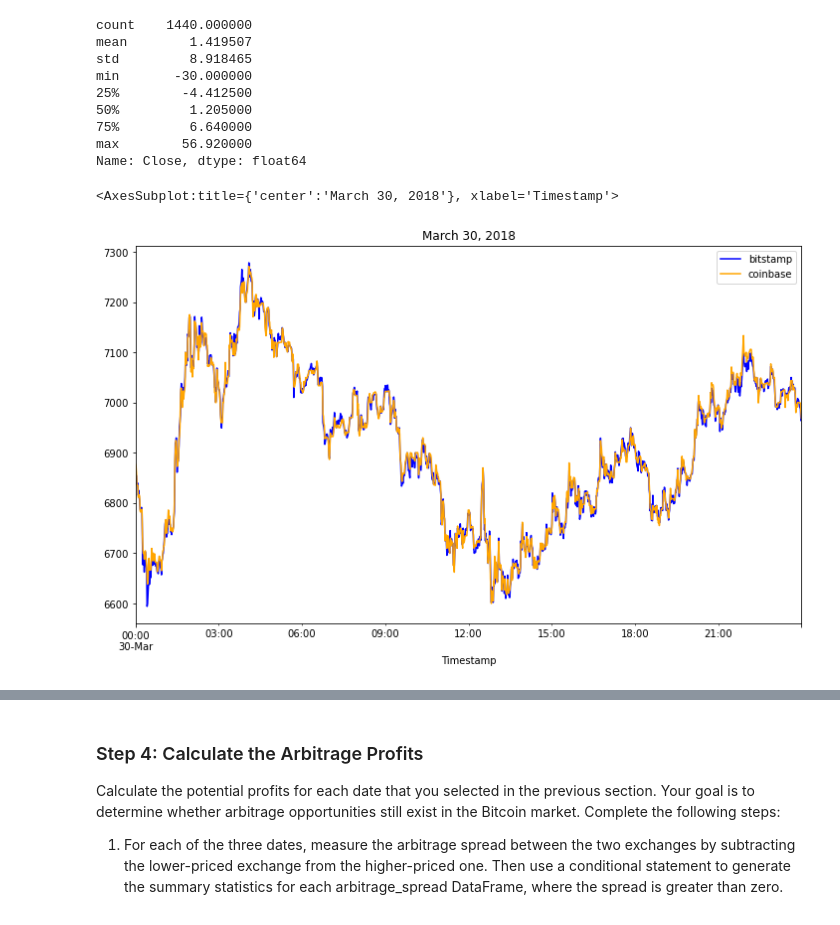
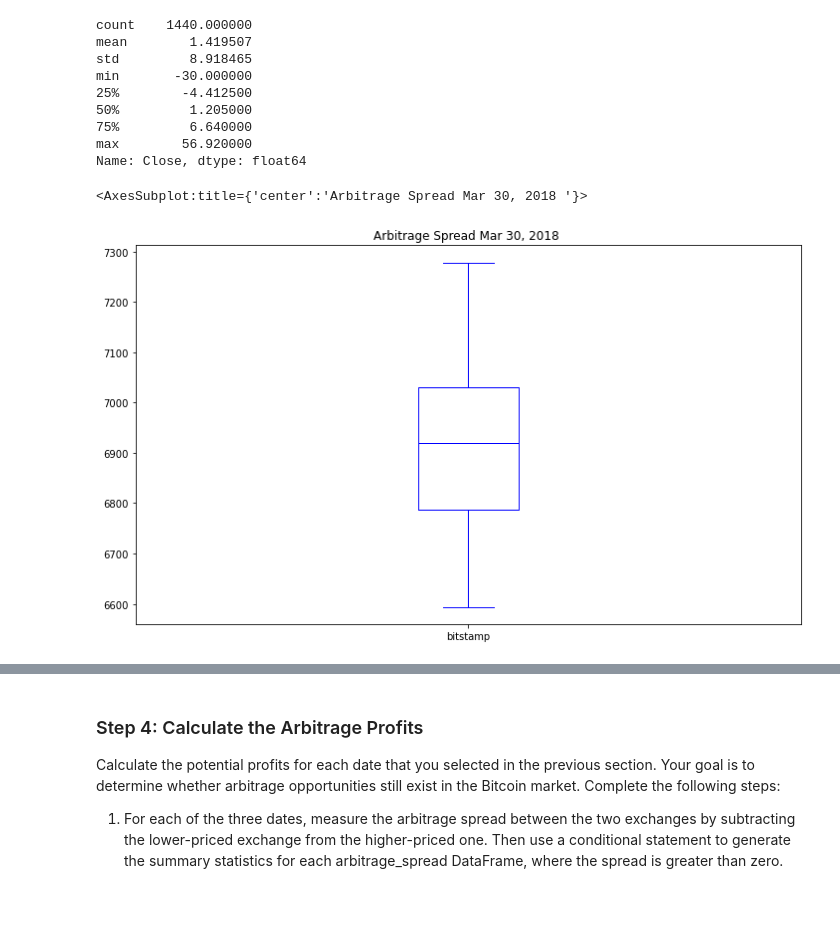
Before and after one commit to EGeorge2021r/Challenge3Repo, a Jupyter notebook: Starter_Code/crypto_arbitrage.ipynb, the cells around one changed output, grey strips where cells are left out. Saved outputs shown, nothing was run; the diff lists cells and outputs as text; code cells hidden in the pictures.

```diff
--- a/Starter_Code/crypto_arbitrage.ipynb
+++ b/Starter_Code/crypto_arbitrage.ipynb
@@ -427,8 +520,8 @@ max        56.920000
 Name: Close, dtype: float64
 # %%
 # Visualize the arbitrage spread from late in the dataset in a box plot
-bitstamp_df['Close'].loc['2018-03-30'].plot(legend=True, figsize=(12, 7), title="March 30, 2018", color="blue", label="bitstamp")
-coinbase_df['Close'].loc['2018-03-30'].plot(legend=True, figsize=(12, 7), color="orange", label="coinbase")
+bitstamp_df['Close'].loc['2018-03-30'].plot(legend=True, kind="box", figsize=(12, 7),  title="Arbitrage Spread Mar 30, 2018 ", color="blue", label="bitstamp")
+#coinbase_df['Close'].loc['2018-03-30'].plot(legend=True, figsize=(12, 7), color="orange", label="coinbase")
 # %% [output]
-<AxesSubplot:title={'center':'March 30, 2018'}, xlabel='Timestamp'>
+<AxesSubplot:title={'center':'Arbitrage Spread Mar 30, 2018 '}>
-[figure, old version]
+[figure, new version]
```
Also changed, not shown: parts of 18 cells of this notebook.
